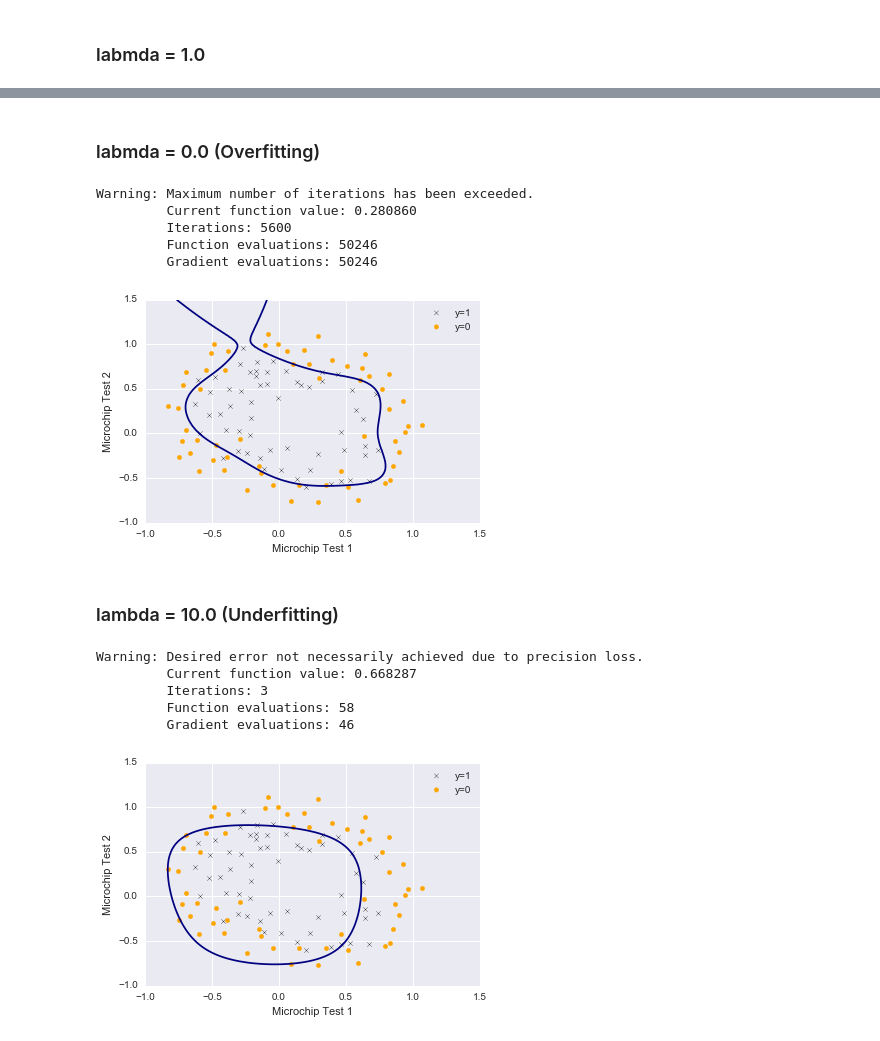
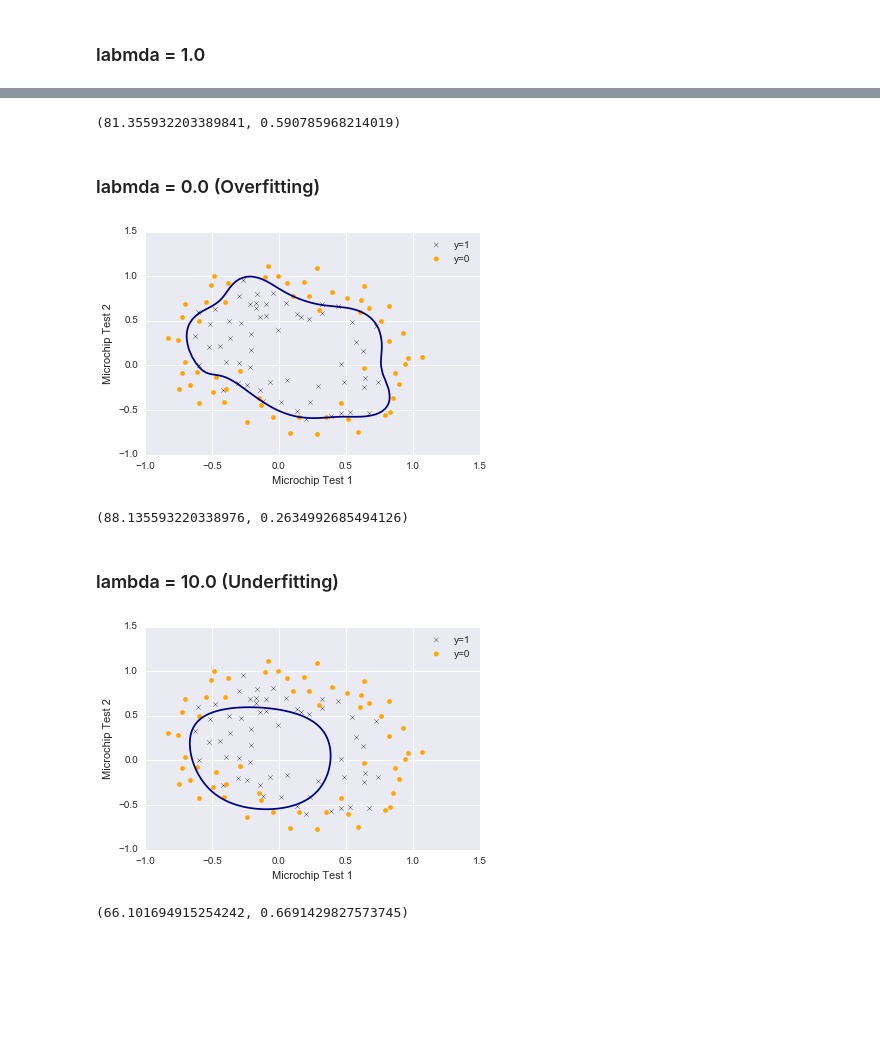
Before and after one commit to uents/coursera-ml, a Jupyter notebook: week03/regularized_logistic_regression/regularized_logistic_regression.ipynb, the cells around one changed output, grey strips where cells are left out. Saved outputs shown, nothing was run; the diff lists cells and outputs as text; code cells hidden in the pictures; blank space fills up the shorter version.

Commit message:
week03: refactoring, computing training accuracy

```diff
--- a/week03/regularized_logistic_regression/regularized_logistic_regression.ipynb
+++ b/week03/regularized_logistic_regression/regularized_logistic_regression.ipynb
@@ -137,8 +119,9 @@ def plot_boundary(x1_vals, x2_vals, y_vals):
 # %% [markdown]
 ### labmda = 1.0
 # %%
-theta = compute_theta(initial_theta, X, y, 1.0)
-y_vals = compute_boundary(theta, x1_vals, x2_vals, gridsize)
-plot_boundary(x1_vals, x2_vals, y_vals)
+theta, J = optimize_theta(initial_theta, X, y, 1.0)
+
+ys = compute_boundary(theta, x1s, x2s, gridsize)
+plot_boundary(x1s, x2s, ys)
 plt.savefig('week03_lrreg_lambda1.0.png')
 # %% [output]
@@ -151,28 +129,32 @@ Warning: Desired error not necessarily achieved due to precision loss.
+# %%
+compute_train_accuracy(theta, X, y), J
+# %% [output]
+(81.355932203389841, 0.590785968214019)
 # %% [markdown]
 ### labmda = 0.0 (Overfitting)
 # %%
-theta = compute_theta(initial_theta, X, y, 0.0)
-y_vals = compute_boundary(theta, x1_vals, x2_vals, gridsize)
-plot_boundary(x1_vals, x2_vals, y_vals)
+theta, J = optimize_theta(initial_theta, X, y, 0.0)
+
+ys = compute_boundary(theta, x1s, x2s, gridsize)
+plot_boundary(x1s, x2s, ys)
 plt.savefig('week03_lrreg_lambda0.0.png')
 # %% [output]
-Warning: Maximum number of iterations has been exceeded.
-         Current function value: 0.280860
-         Iterations: 5600
-         Function evaluations: 50246
-         Gradient evaluations: 50246
-[figure, old version]
+[figure, new version]
+# %%
+compute_train_accuracy(theta, X, y), J
+# %% [output]
+(88.135593220338976, 0.2634992685494126)
 # %% [markdown]
 ### lambda = 10.0 (Underfitting)
 # %%
-theta = compute_theta(initial_theta, X, y, 10.0)
-y_vals = compute_boundary(theta, x1_vals, x2_vals, gridsize)
-plot_boundary(x1_vals, x2_vals, y_vals)
+theta, J = optimize_theta(initial_theta, X, y, 10.0)
+
+ys = compute_boundary(theta, x1s, x2s, gridsize)
+plot_boundary(x1s, x2s, ys)
 plt.savefig('week03_lrreg_lambda10.0.png')
 # %% [output]
-Warning: Desired error not necessarily achieved due to precision loss.
-         Current function value: 0.668287
-         Iterations: 3
-         Function evaluations: 58
-         Gradient evaluations: 46
-[figure, old version]
+[figure, new version]
+# %%
+compute_train_accuracy(theta, X, y), J
+# %% [output]
+(66.101694915254242, 0.6691429827573745)
```
Also changed, not shown: parts of 5 cells of this notebook, 3 other files.
